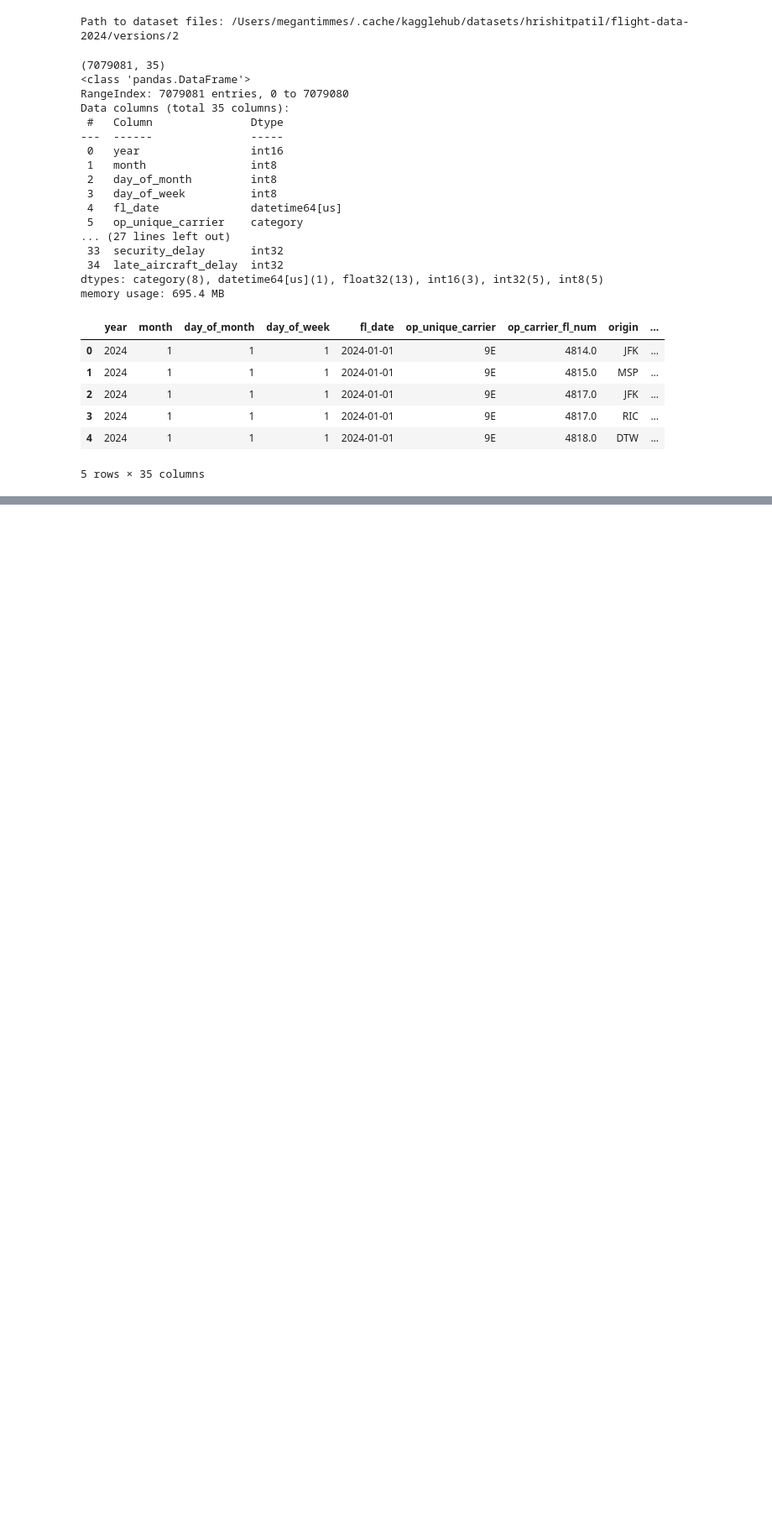
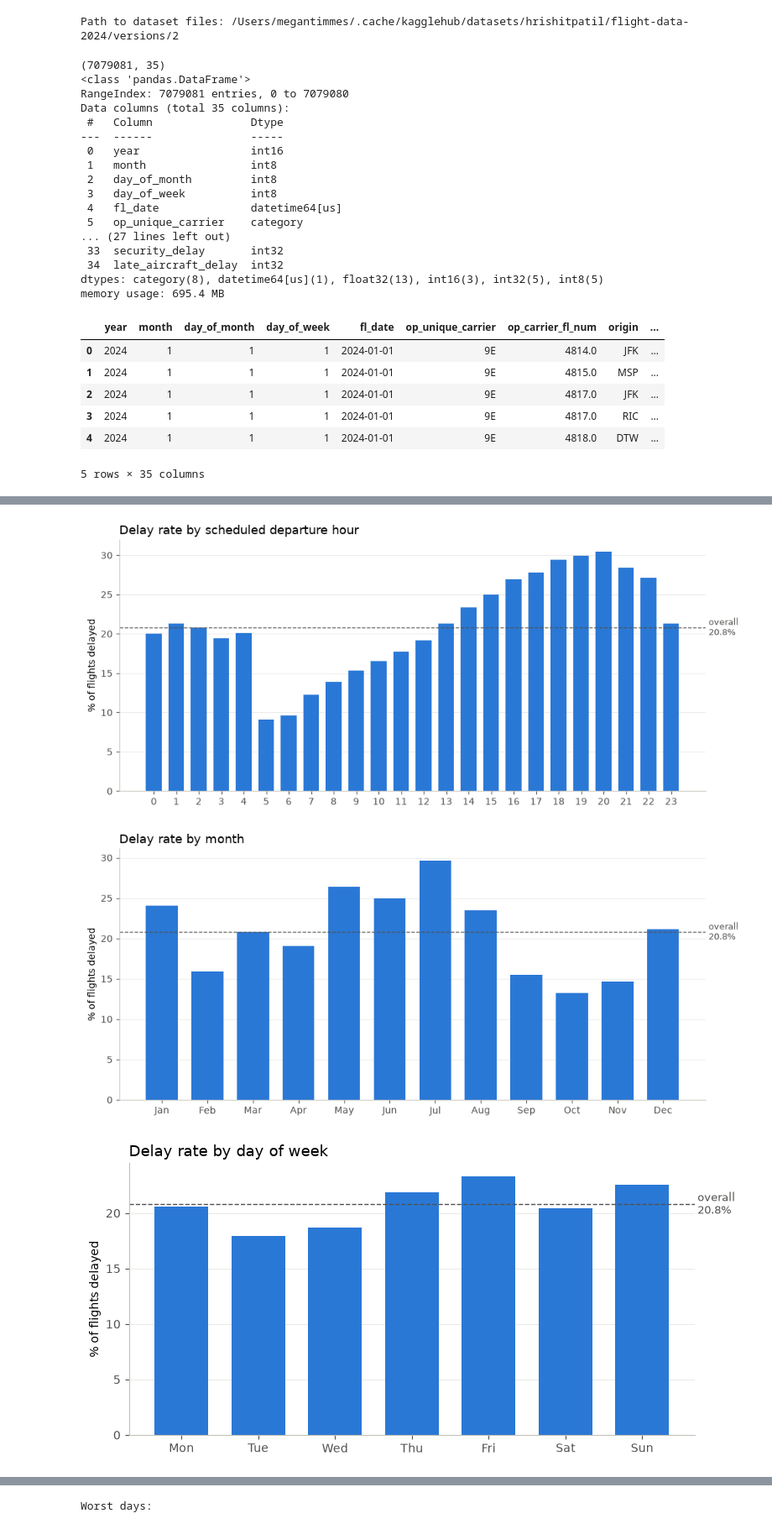
Before and after one commit to megantimmes/ml_final_proj, a Jupyter notebook: eda.ipynb, the cells around one changed output, grey strips where cells are left out. Shown at 84% size. Drawn from its saved outputs; the diff is of its cells as text; code cells hidden in the pictures; blank space fills up the shorter version.

```diff
--- a/eda.ipynb
+++ b/eda.ipynb
@@ -81,0 +266,34 @@ df.head()
+# %%
+# ---- Step 3: timing ----
+# crs_dep_time / crs_arr_time are HHMM numbers (1430 = 2:30 pm); 2400 means midnight
+for c in ["crs_dep_time", "crs_arr_time"]:
+    t = flown[c] % 2400
+    flown[c.replace("_time", "_hour")] = (t // 100).astype("int8")
+    flown[c.replace("_time", "_min_of_day")] = (t // 100 * 60 + t % 100).astype("int16")
+
+hour = delay_rate(flown, "crs_dep_hour")
+plot_rate(hour, "Delay rate by scheduled departure hour", overall=overall)
+
+month = delay_rate(flown, "month")
+month.index = pd.to_datetime(month.index, format="%m").strftime("%b")
+plot_rate(month, "Delay rate by month", overall=overall)
+
+dow = delay_rate(flown, "day_of_week")   # BTS coding: 1 = Monday ... 7 = Sunday
+dow.index = ["Mon", "Tue", "Wed", "Thu", "Fri", "Sat", "Sun"]
+plot_rate(dow, "Delay rate by day of week", overall=overall, figsize=(8, 4))
+
+# Daily delay rate across the year (shows storms and holiday peaks)
+daily = flown.groupby("fl_date")["is_delayed"].mean() * 100
+fig, ax = plt.subplots(figsize=(12, 4))
+ax.plot(daily.index, daily.values, color=BAR, lw=1.5)
+ax.axhline(overall, color=REF, ls="--", lw=1)
+ax.set_ylabel("% of flights delayed")
+ax.set_title("Daily delay rate, 2024")
+plt.tight_layout()
+plt.show()
+print("Worst days:")
+display(daily.nlargest(10).round(1).to_frame("pct_delayed"))
+# %% [output]
+[figure, added]
+[figure, added]
+[figure, added]
@@ -81,0 +301 @@ df.head()
+Worst days:
```
Also changed, not shown: parts of 23 cells of this notebook.
